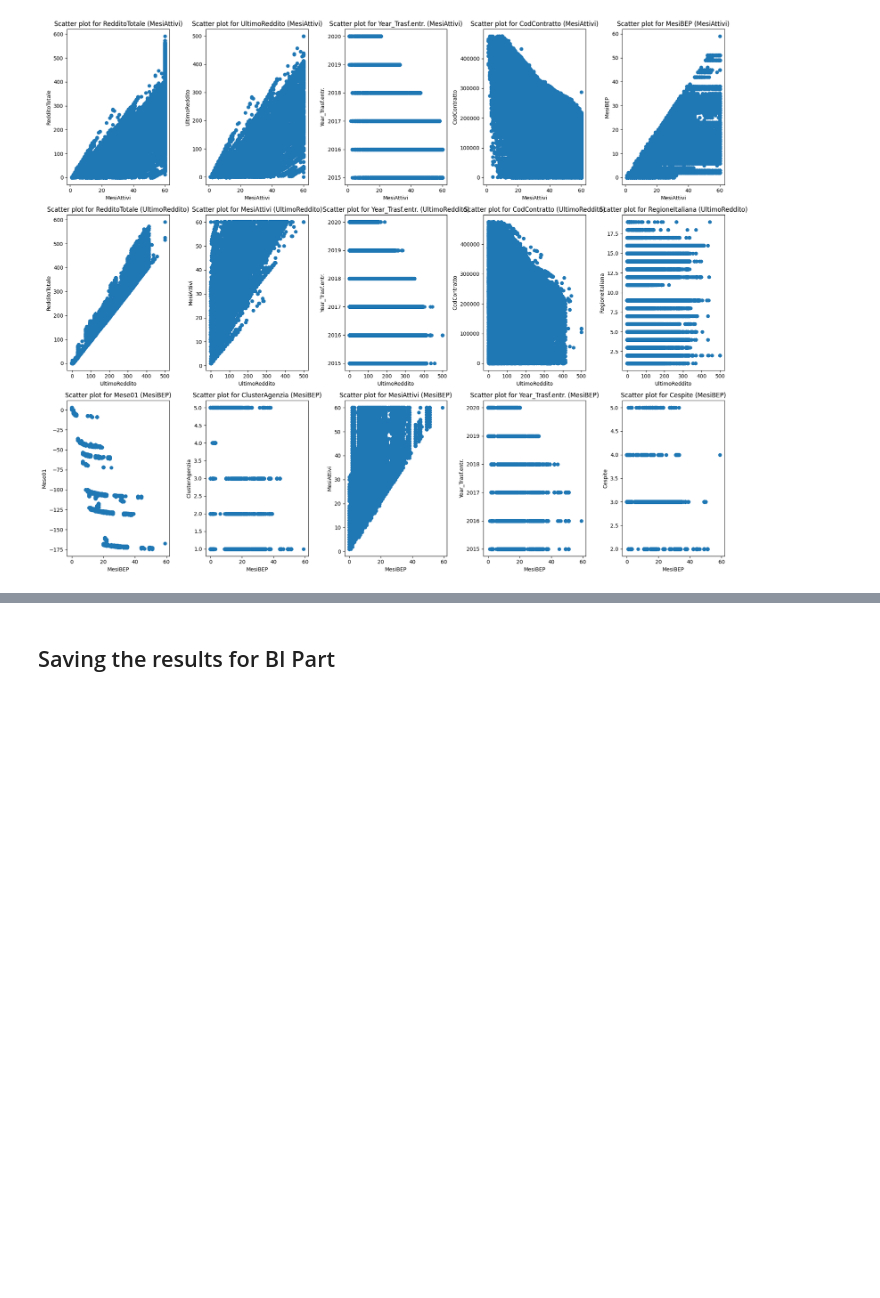
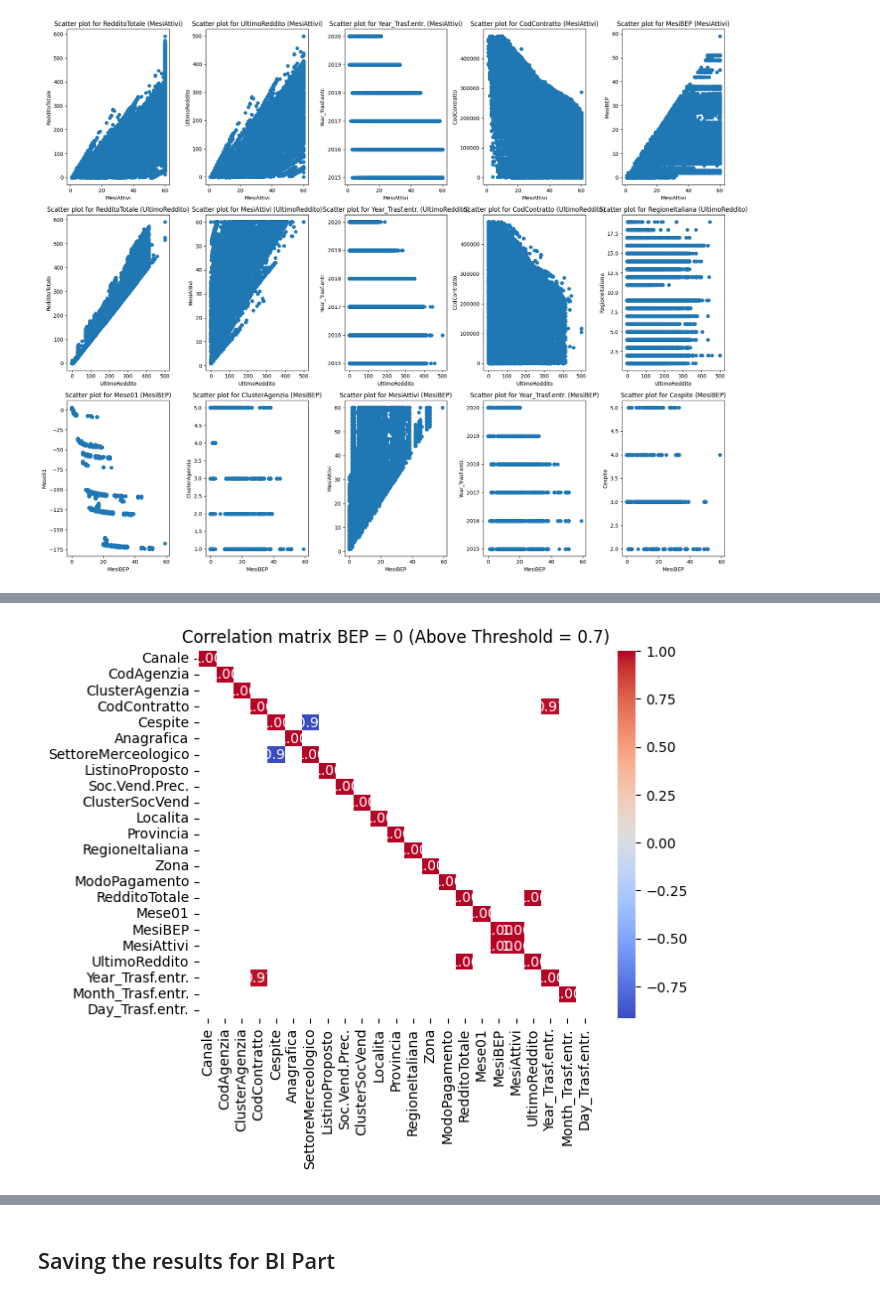
Before and after one commit to I1207/PW4, a Jupyter notebook: Analisi Dati e ML/Analis_ML.ipynb, the cells around one changed output, grey strips where cells are left out. Saved outputs shown, nothing was run; the diff lists cells and outputs as text; code cells hidden in the pictures; blank space fills up the shorter version.

```diff
--- a/Analisi Dati e ML/Analis_ML.ipynb
+++ b/Analisi Dati e ML/Analis_ML.ipynb
@@ -201,3 +308,23 @@ plt.show()
+# %%
+# Set a correlation threshold
+threshold = 0.7
+
+# Create a mask to hide the upper triangle of the heatmap (to avoid duplication)
+mask = correlation_matrix_0.abs() < threshold
+
+# Apply the mask to hide values below the threshold
+filtered_corr_matrix = correlation_matrix_0.mask(mask)
+
+# Create a heatmap
+sns.heatmap(filtered_corr_matrix, annot=True, cmap='coolwarm', fmt=".2f")
+
+# Set the plot title
+plt.title('Correlation matrix BEP = 0 (Above Threshold = 0.7)')
+
+# Show the plot
+plt.show()
+# %% [output]
+[figure, added]
 # %% [markdown]
 ## Machine Learning Part
 
```
Also changed, not shown: parts of 32 cells of this notebook, 43 other files.
